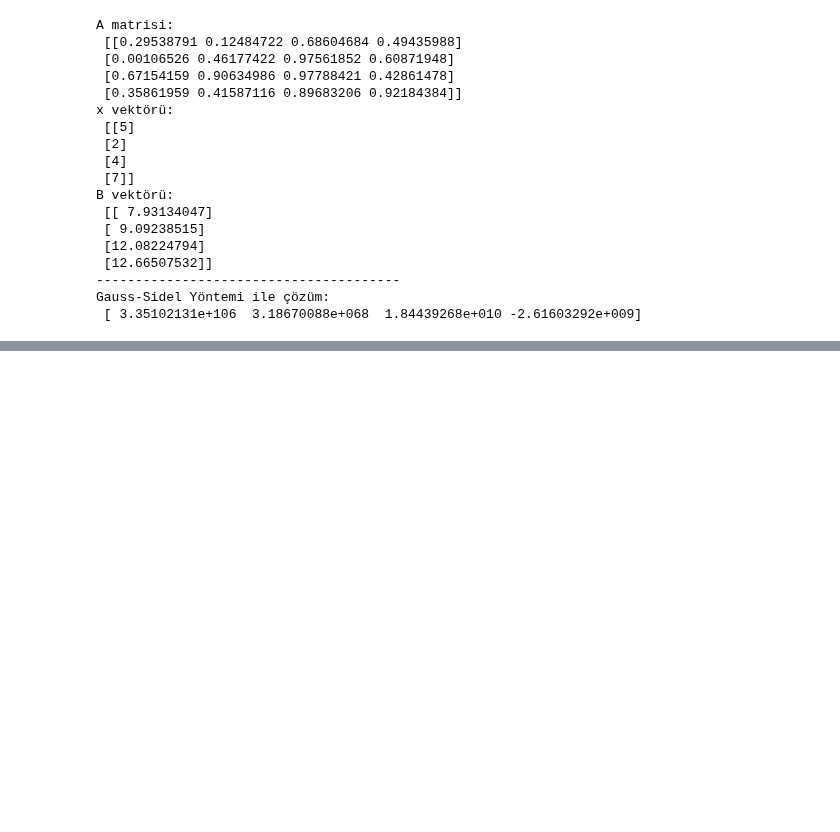
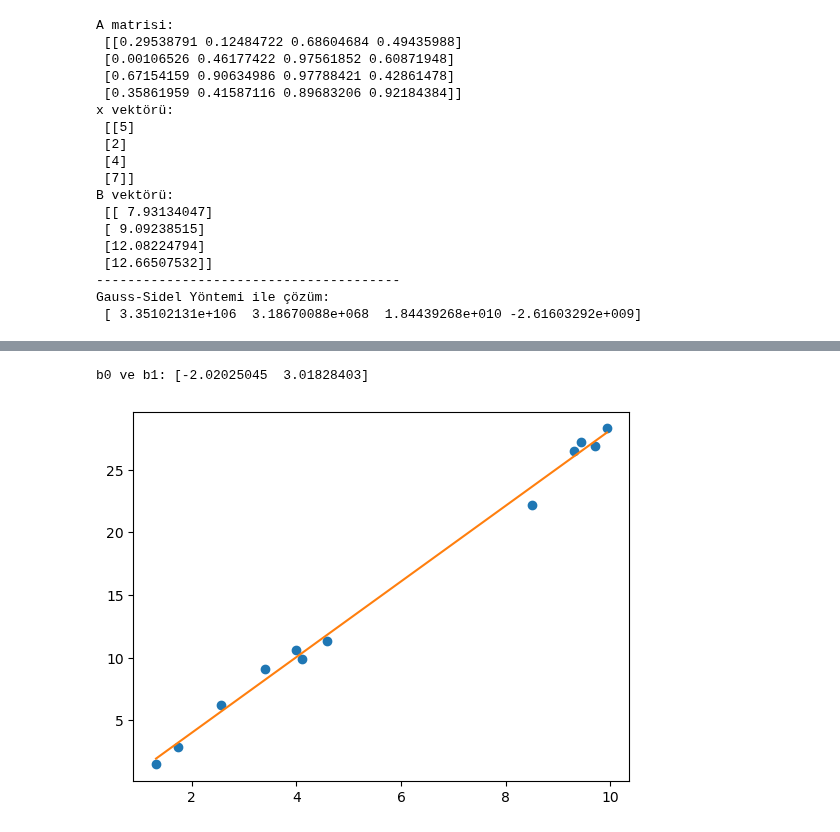
Before and after one commit to ZiyaKolcu/Sayisal-Cozumleme-Jupyter-Notebook, a Jupyter notebook: sayisal_cozumleme.ipynb, the cells around one changed output, grey strips where cells are left out. Drawn from its saved outputs; the diff is of its cells as text; code cells hidden in the pictures; blank space fills up the shorter version.

```diff
--- a/sayisal_cozumleme.ipynb
+++ b/sayisal_cozumleme.ipynb
@@ -1250,0 +1295,16 @@ Gauss-Sidel Yöntemi ile çözüm:
+# %%
+x = np.sort(np.random.uniform(0, 10, size=12))
+y = 3 * x - 2 + np.random.normal(0, 1, size=x.size)
+
+plt.figure()
+plt.plot(x , y, 'o')
+
+b = basit_doğrusal_regresyon(x, y)
+print("b0 ve b1:", b)
+
+yy = b[0] + b[1] * x
+plt.plot(x , yy)
+plt.show()
+# %% [output]
+b0 ve b1: [-2.02025045  3.01828403]
+[figure, added]
```
Also changed, not shown: parts of 5 cells of this notebook.
